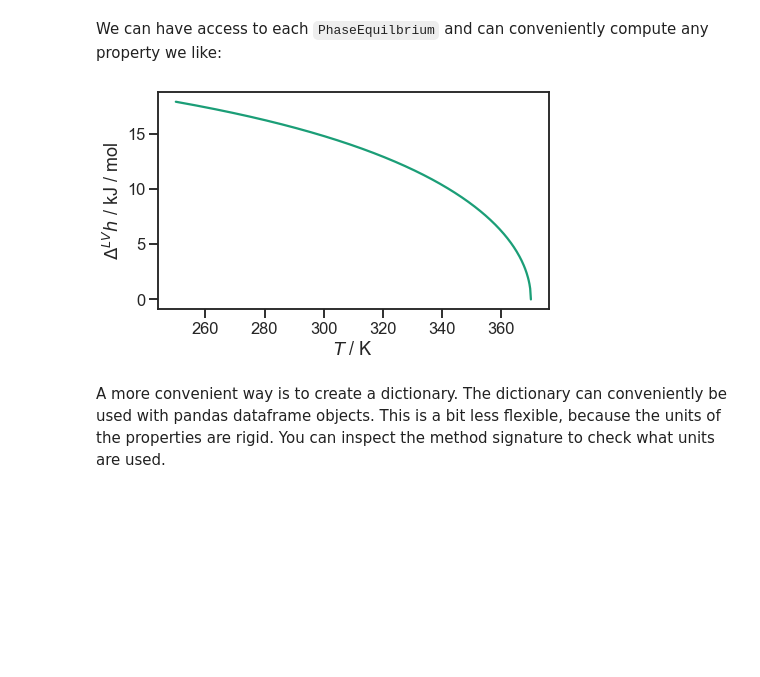
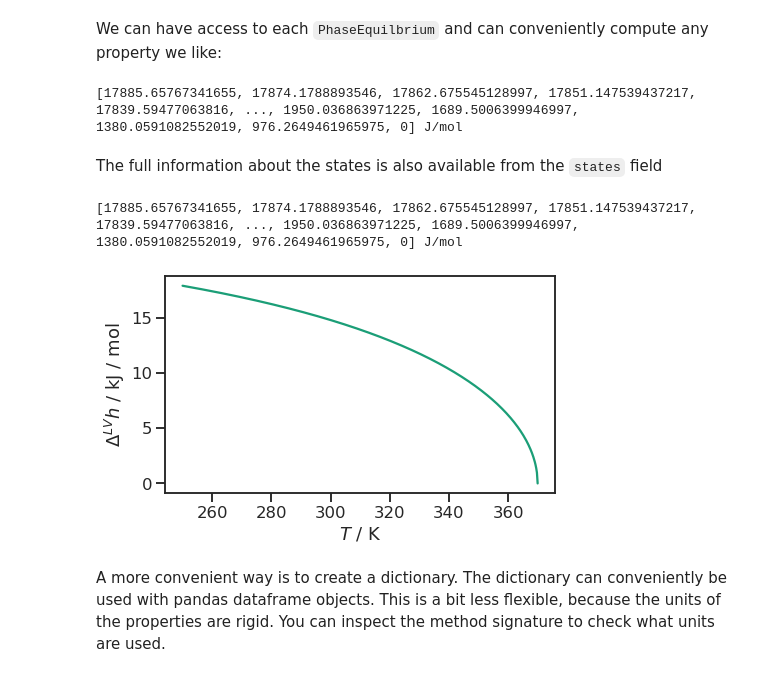
Before and after one commit to feos-org/feos-core, a Jupyter notebook: example/user_defined_eos.ipynb, the cells around one changed output. Saved outputs shown, nothing was run; the diff lists cells and outputs as text; code cells hidden in the pictures; blank space fills up the shorter version.

Commit message:
New struct `StateVec` and simpler interfaces for phase equilibria

```diff
--- a/example/user_defined_eos.ipynb
+++ b/example/user_defined_eos.ipynb
@@ -247,7 +247,7 @@ pressure   :  4.249677749116942 MPa
 
 We can also create an object, `PhaseEquilibrium`, that contains states that are in equilibrium.
 # %%
-vle = PhaseEquilibrium.pure_t(eos, temperature=350*KELVIN)
+vle = PhaseEquilibrium.pure(eos, temperature_or_pressure=350*KELVIN)
 vle
 # %% [output]
 ||temperature|density|
@@ -295,18 +295,28 @@ Because this a common task, there is a object for that as well.
 
 The `PhaseDiagramPure` object creates multiple `PhaseEquilibrium` objects (`npoints`) between a given lower temperature and the critical point.
 # %%
-dia = PhaseDiagramPure(eos, 250.0 * KELVIN, 500)
+dia = PhaseDiagram.pure(eos, 250.0 * KELVIN, 500)
 # %% [markdown]
 We can have access to each `PhaseEquilbrium` and can conveniently compute any property we like:
+# %%
+enthalpy_of_vaporization = dia.vapor.molar_enthalpy - dia.liquid.molar_enthalpy
+enthalpy_of_vaporization
+# %% [output]
+[17885.65767341655, 17874.1788893546, 17862.675545128997, 17851.147539437217, 17839.59477063816, ..., 1950.036863971225, 1689.5006399946997, 1380.0591082552019, 976.2649461965975, 0] J/mol
+# %% [markdown]
+The full information about the states is also available from the `states` field
 # %%
-enthalpy_of_vaporization = [(vle.vapor.molar_enthalpy() - vle.liquid.molar_enthalpy()) / (KILO * JOULE) * MOL for vle in dia.states]
+enthalpy_of_vaporization = SIArray1([(vle.vapor.molar_enthalpy() - vle.liquid.molar_enthalpy()) for vle in dia.states])
+enthalpy_of_vaporization
+# %% [output]
+[17885.65767341655, 17874.1788893546, 17862.675545128997, 17851.147539437217, 17839.59477063816, ..., 1950.036863971225, 1689.5006399946997, 1380.0591082552019, 976.2649461965975, 0] J/mol
 # %%
 fig, ax = plt.subplots(figsize=(7, 4))
-sns.lineplot(x=dia.temperature / KELVIN, y=enthalpy_of_vaporization, ax=ax);
+sns.lineplot(x=dia.vapor.temperature / KELVIN, y=enthalpy_of_vaporization / (KILO*JOULE/MOL), ax=ax);
 ax.set_ylabel(r"$\Delta^{LV}h$ / kJ / mol")
 ax.set_xlabel(r"$T$ / K");
 # %% [output]
-[figure, old version]
+[figure, new version]
 # %% [markdown]
 A more convenient way is to create a dictionary. The dictionary can conveniently be used with pandas dataframe objects.
 This is a bit less flexible, because the units of the properties are rigid. You can inspect the method signature to check what units are used.
```
Also changed, not shown: parts of 10 cells of this notebook, 14 other files.
